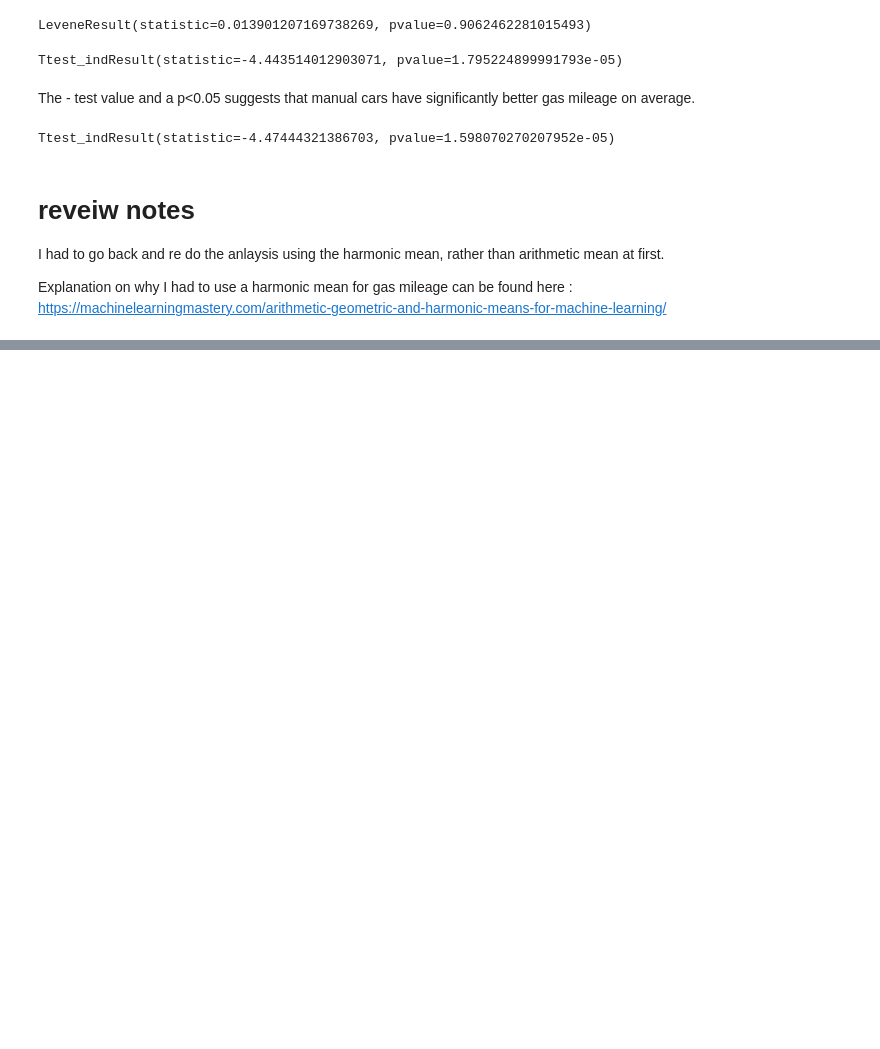
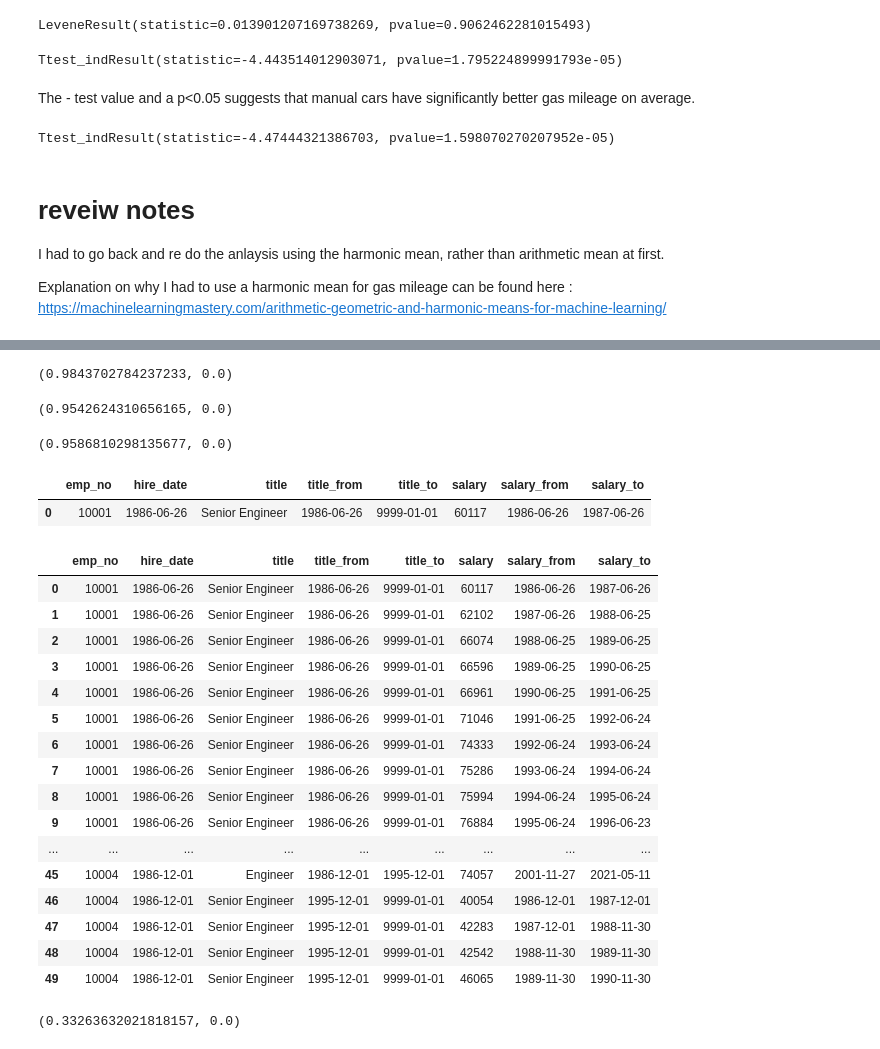
Before and after one commit to parkervoit/statistics-exercises, a Jupyter notebook: hypothesis_testing.ipynb, the cells around one changed output, grey strips where cells are left out. Drawn from its saved outputs; the diff is of its cells as text; code cells hidden in the pictures; blank space fills up the shorter version.

```diff
--- a/hypothesis_testing.ipynb
+++ b/hypothesis_testing.ipynb
@@ -155,0 +251,52 @@ Explanation on why I had to use a harmonic mean for gas mileage can be found her
+# %%
+stats.pearsonr(phone_df['TotalCharges'], phone_df['tenure'])
+# %% [output]
+(0.9843702784237233, 0.0)
+# %%
+stats.pearsonr(internet_df['TotalCharges'], internet_df['tenure'])
+# %% [output]
+(0.9542624310656165, 0.0)
+# %%
+stats.pearsonr(both_df['TotalCharges'], both_df['tenure'])
+# %% [output]
+(0.9586810298135677, 0.0)
+# %%
+def get_emp_url(username, password, host):
+    db_url = f'mysql+pymysql://{username}:{password}@{host}/employees'
+    return db_url
+# %%
+url = get_emp_url(username, password, host)
+# %%
+emp_df = pd.read_sql("""SELECT emp_no, hire_date, title, titles.from_date as 'title_from',
+                               titles.to_date as 'title_to', salary, salaries.from_date as 'salary_from',
+                               salaries.to_date as 'salary_to'
+                        FROM employees
+                        join titles using (emp_no)
+                        join salaries using (emp_no);""", url)
+# %%
+emp_df.head(1)
+# %% [output]
+|  | emp_no | hire_date | title | title_from | title_to | salary | salary_from | salary_to |
+| 0 | 10001 | 1986-06-26 | Senior Engineer | 1986-06-26 | 9999-01-01 | 60117 | 1986-06-26 | 1987-06-26 |
+# %%
+emp_df['salary_to'] = emp_df['salary_to'].astype('str').str.replace('9999-01-01','2021-05-11')
+# %%
+emp_df.head(50)
+# %% [output]
+|  | emp_no | hire_date | title | title_from | title_to | salary | salary_from | salary_to |
+| 0 | 10001 | 1986-06-26 | Senior Engineer | 1986-06-26 | 9999-01-01 | 60117 | 1986-06-26 | 1987-06-26 |
+| 1 | 10001 | 1986-06-26 | Senior Engineer | 1986-06-26 | 9999-01-01 | 62102 | 1987-06-26 | 1988-06-25 |
+| 2 | 10001 | 1986-06-26 | Senior Engineer | 1986-06-26 | 9999-01-01 | 66074 | 1988-06-25 | 1989-06-25 |
+| 3 | 10001 | 1986-06-26 | Senior Engineer | 1986-06-26 | 9999-01-01 | 66596 | 1989-06-25 | 1990-06-25 |
+| 4 | 10001 | 1986-06-26 | Senior Engineer | 1986-06-26 | 9999-01-01 | 66961 | 1990-06-25 | 1991-06-25 |
+| 5 | 10001 | 1986-06-26 | Senior Engineer | 1986-06-26 | 9999-01-01 | 71046 | 1991-06-25 | 1992-06-24 |
+| 6 | 10001 | 1986-06-26 | Senior Engineer | 1986-06-26 | 9999-01-01 | 74333 | 1992-06-24 | 1993-06-24 |
+| 7 | 10001 | 1986-06-26 | Senior Engineer | 1986-06-26 | 9999-01-01 | 75286 | 1993-06-24 | 1994-06-24 |
+| 8 | 10001 | 1986-06-26 | Senior Engineer | 1986-06-26 | 9999-01-01 | 75994 | 1994-06-24 | 1995-06-24 |
+| 9 | 10001 | 1986-06-26 | Senior Engineer | 1986-06-26 | 9999-01-01 | 76884 | 1995-06-24 | 1996-06-23 |
+| ... | ... | ... | ... | ... | ... | ... | ... | ... |
+| 45 | 10004 | 1986-12-01 | Engineer | 1986-12-01 | 1995-12-01 | 74057 | 2001-11-27 | 2021-05-11 |
+| 46 | 10004 | 1986-12-01 | Senior Engineer | 1995-12-01 | 9999-01-01 | 40054 | 1986-12-01 | 1987-12-01 |
+| 47 | 10004 | 1986-12-01 | Senior Engineer | 1995-12-01 | 9999-01-01 | 42283 | 1987-12-01 | 1988-11-30 |
+| 48 | 10004 | 1986-12-01 | Senior Engineer | 1995-12-01 | 9999-01-01 | 42542 | 1988-11-30 | 1989-11-30 |
+| 49 | 10004 | 1986-12-01 | Senior Engineer | 1995-12-01 | 9999-01-01 | 46065 | 1989-11-30 | 1990-11-30 |
@@ -155,0 +307,4 @@ Explanation on why I had to use a harmonic mean for gas mileage can be found her
+# %%
+stats.pearsonr(emp_df['salary'], emp_df['tenure'])
+# %% [output]
+(0.33263632021818157, 0.0)
```
Also changed, not shown: parts of 39 cells of this notebook.
